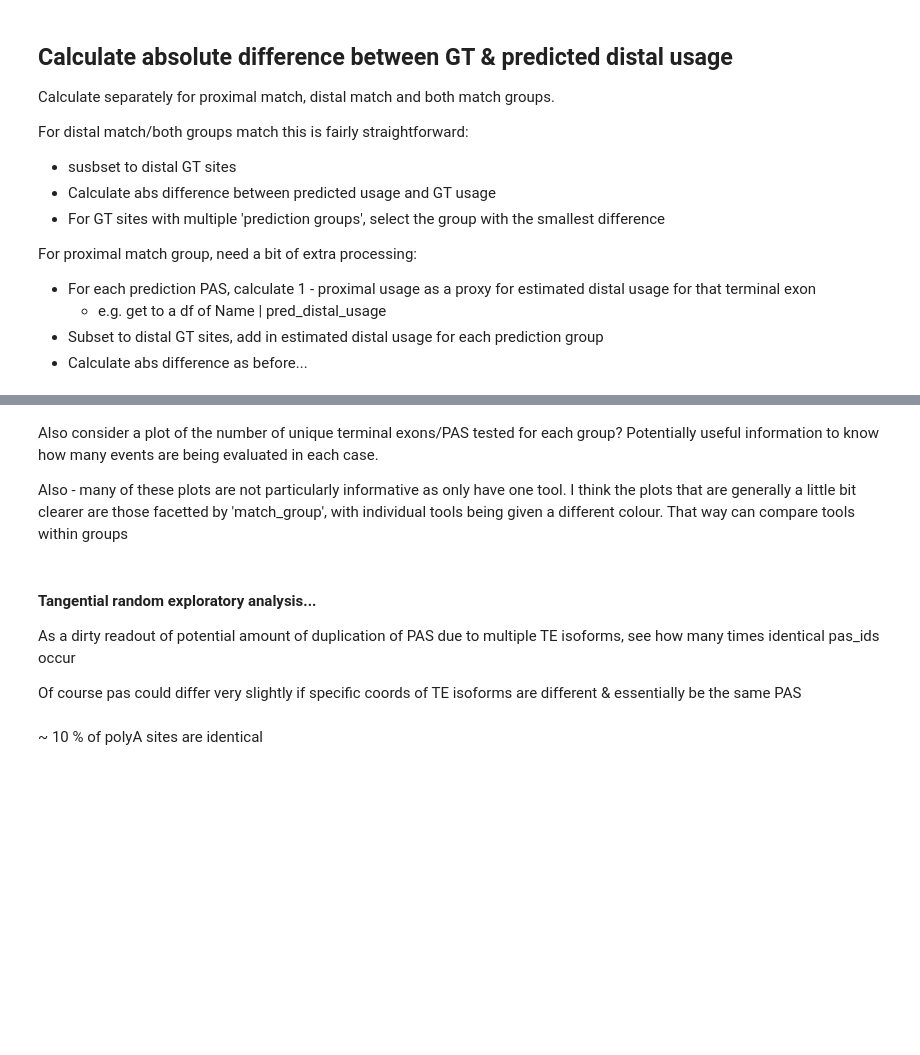
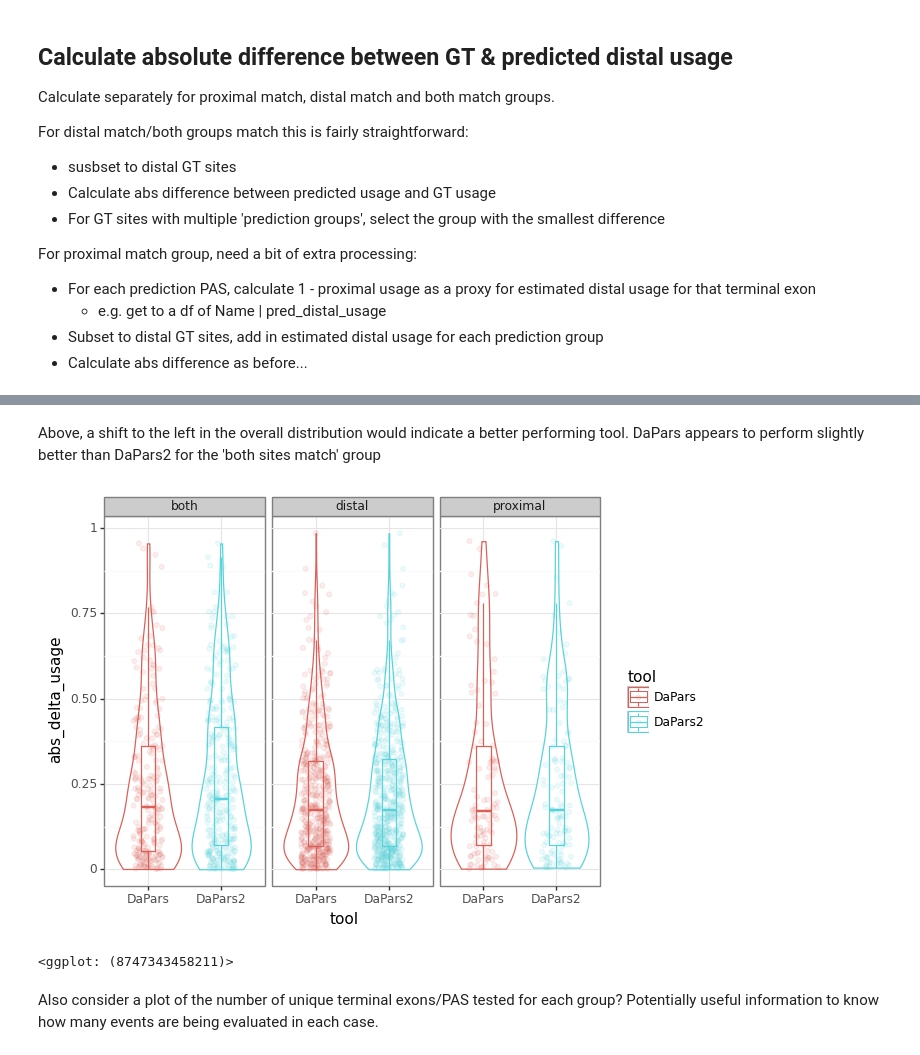
Before and after one commit to iRNA-COSI/APAeval, a Jupyter notebook: summary_workflows/relative_quantification/poc/relative_quant_poc.ipynb, the cells around one changed output, grey strips where cells are left out. Saved outputs shown, nothing was run; the diff lists cells and outputs as text; code cells hidden in the pictures; blank space fills up the shorter version.

```diff
--- a/summary_workflows/relative_quantification/poc/relative_quant_poc.ipynb
+++ b/summary_workflows/relative_quantification/poc/relative_quant_poc.ipynb
@@ -1849,10 +1912,17 @@ from plotnine.themes import theme_bw
+# %% [markdown]
+Above, a shift to the left in the overall distribution would indicate a better performing tool. DaPars appears to perform slightly better than DaPars2 for the 'both sites match' group
 # %%
 (ggplot(comb_gt_predn_abs_delta,
         aes(y="abs_delta_usage",
-            x="match_group")
+            x="tool",
+           colour="tool")
        ) +
+ facet_wrap("~ match_group") +
  geom_violin() +
  geom_boxplot(width=0.2, outlier_size=0, outlier_alpha=0) +
- geom_jitter(alpha=0.25, width=0.2) +
+ geom_jitter(alpha=0.1, width=0.2) +
  theme_bw()
 )
+# %% [output]
+[figure, added]
+<ggplot: (8747343458211)>
@@ -1866,11 +1929,2 @@ from plotnine.themes import theme_bw
 # %% [markdown]
 Also consider a plot of the number of unique terminal exons/PAS tested for each group? Potentially useful information to know how many events are being evaluated in each case.
-
-Also - many of these plots are not particularly informative as only have one tool. I think the plots that are generally a little bit clearer are those facetted by 'match_group', with individual tools being given a different colour. That way can compare tools within groups
-# %% [markdown]
-
-#### Tangential random exploratory analysis...
-
-As a dirty readout of potential amount of duplication of PAS due to multiple TE isoforms, see how many times identical pas_ids occur
-
-Of course pas could differ very slightly if specific coords of TE isoforms are different & essentially be the same PAS
@@ -1883,2 +1930,0 @@ print(len(pred_mayr_cd5_dapars2.pas_id.value_counts().loc[lambda x: x > 1]) / pr
-# %% [markdown]
-~ 10 % of polyA sites are identical
```
Also changed, not shown: parts of 29 cells of this notebook.
